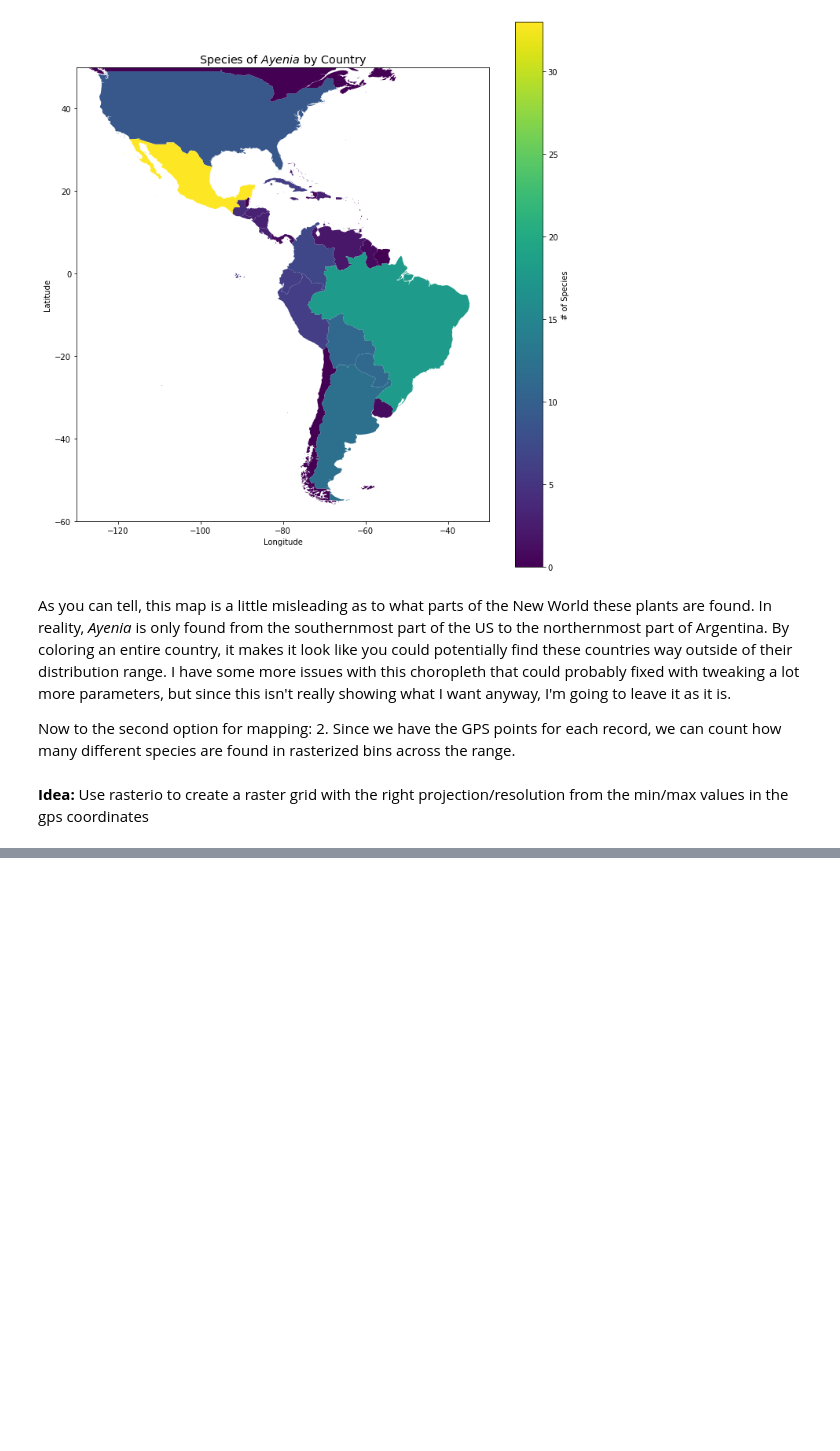
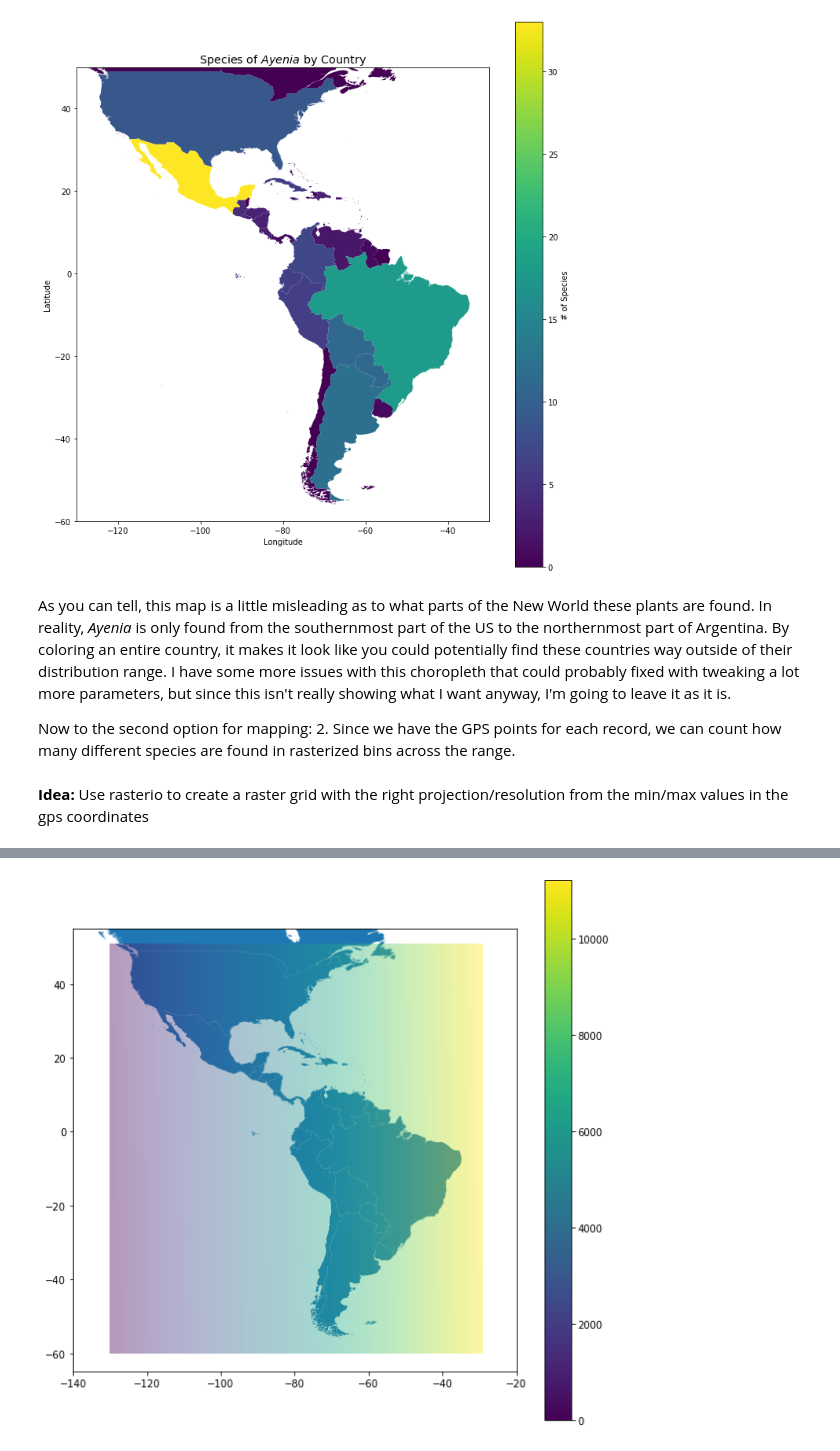
Before and after one commit to wvsharber/gbif-occurences, a Jupyter notebook: notebooks/GBIF_mapping.ipynb, the cells around one changed output, grey strips where cells are left out. Drawn from its saved outputs; the diff is of its cells as text; code cells hidden in the pictures; blank space fills up the shorter version.

Commit message:
make grid polygons

```diff
--- a/notebooks/GBIF_mapping.ipynb
+++ b/notebooks/GBIF_mapping.ipynb
@@ -89,0 +121,22 @@ __Idea:__ Use rasterio to create a raster grid with the right projection/resolut
+# %%
+long_range = list(range(-130, -29))
+lat_range = list(range(-60, 51))
+# %%
+poly_list = []
+
+for x in long_range:
+    for y in lat_range:
+        new_poly = Polygon([(x, y), (x + 0.99999, y), (x + 0.99999, y + 0.99999), (x, y + 0.99999)])
+        poly_list.append(new_poly)
+# %%
+grid_df_1d = gpd.GeoDataFrame(geometry = poly_list, crs = species_gdf.crs)
+# %%
+grid_df_1d['cell_no'] = list(range(0, len(grid_df_1d)))
+# %%
+fig, ax = plt.subplots(1, 1, figsize = (10, 10))
+countries.plot(ax = ax)
+grid_df_1d.plot(column = 'cell_no', ax = ax, legend = True, alpha = 0.4)
+plt.xlim((-140, -20))
+plt.ylim((-65, 55));
+# %% [output]
+[figure, added]
```
Also changed, not shown: parts of 7 cells of this notebook.
